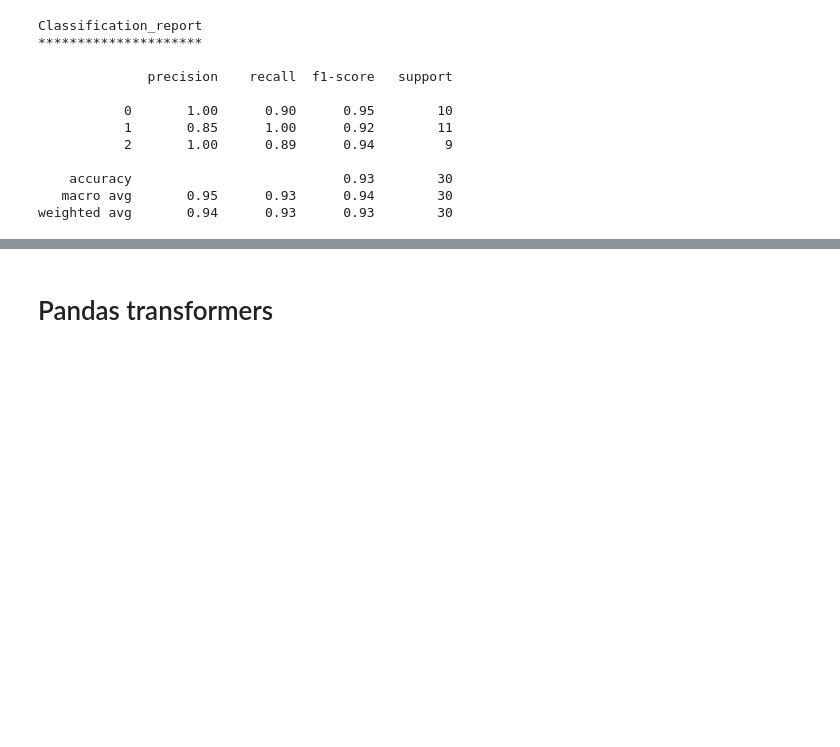
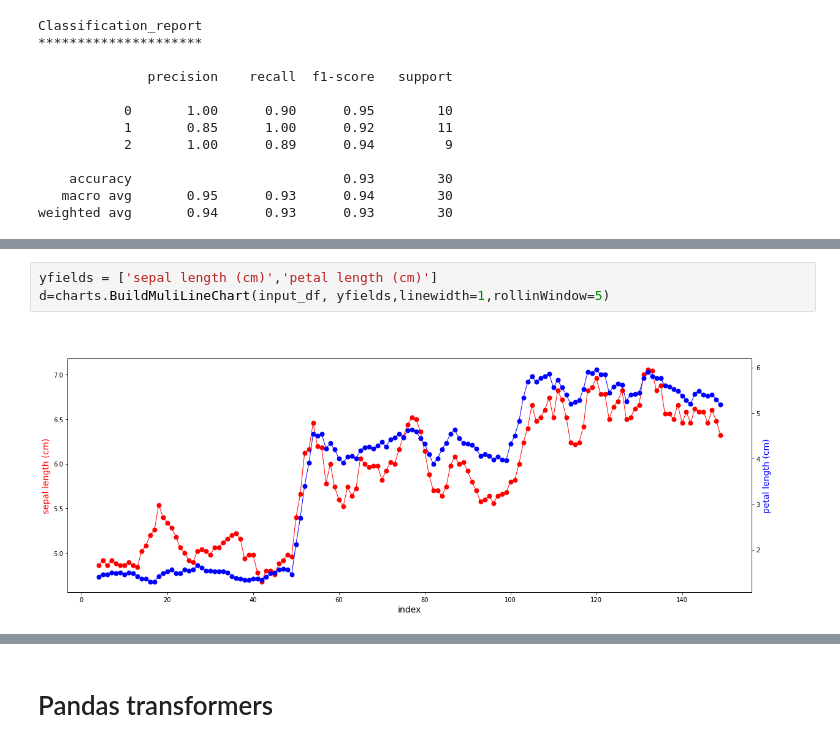
Before and after one commit to galmerom/Data-Science-Tools, a Jupyter notebook: DataScienceToolsExample.ipynb, the cells around one changed output, grey strips where cells are left out. Cells and saved outputs as stored; diff of their text form; blank space fills up the shorter version.

```diff
--- a/DataScienceToolsExample.ipynb
+++ b/DataScienceToolsExample.ipynb
@@ -411,0 +492,5 @@ weighted avg       0.94      0.93      0.93        30
+# %%
+yfields = ['sepal length (cm)','petal length (cm)']
+d=charts.BuildMuliLineChart(input_df, yfields,linewidth=1,rollinWindow=5)
+# %% [output]
+[figure, added]
```
Also changed, not shown: parts of 19 cells of this notebook.
